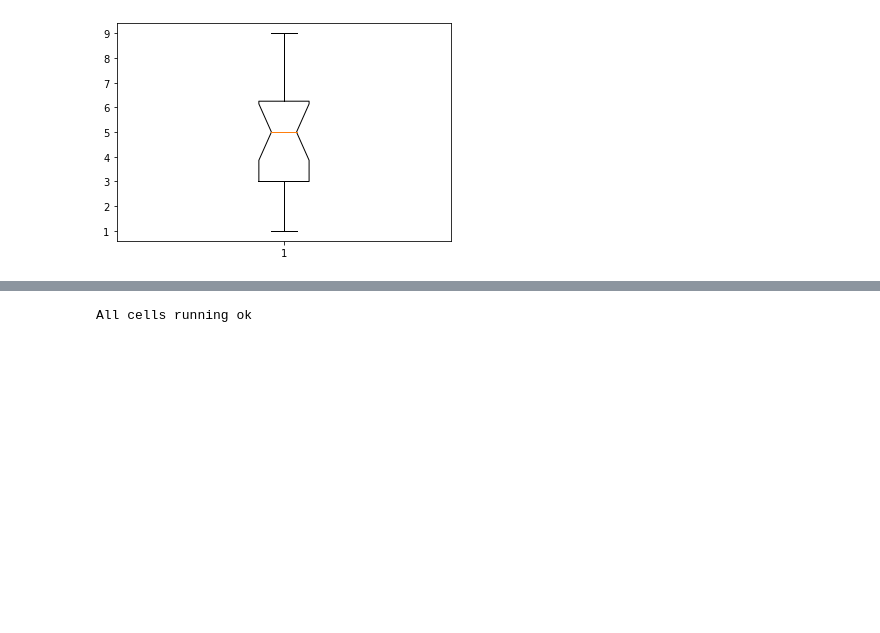
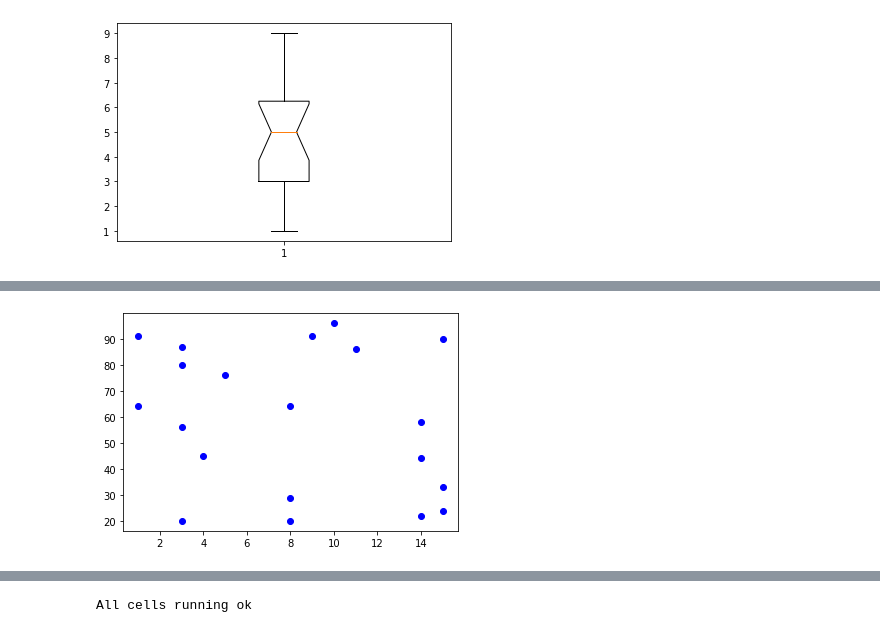
Before and after one commit to ssteffens/fundamentals-data-analysis-assessment, a Jupyter notebook: pyplot.ipynb, the cells around one changed output, grey strips where cells are left out. Saved outputs shown, nothing was run; the diff lists cells and outputs as text; code cells hidden in the pictures; blank space fills up the shorter version.

Commit message:
Pyplot - Scatter plots

```diff
--- a/pyplot.ipynb
+++ b/pyplot.ipynb
@@ -760,0 +760,17 @@ Sample Data: [3 6 9 7 9 5 3 3 6 6 3 2 5 3 3 8 2 6 1 9]
+# %%
+# Example: Creating a basic scatter plot using NumPy random
+
+# Define the random number generator (RNG)
+rng=np.random.default_rng()
+
+# Defining x values
+x = rng.integers(1, 16, 20)
+
+# Defining y values
+y = rng.integers(20, 100, 20)
+
+# Create and display the scatter plot
+plt.scatter(x, y, c='blue')
+plt.show()
+# %% [output]
+[figure, added]
```
Also changed, not shown: parts of 27 cells of this notebook.
